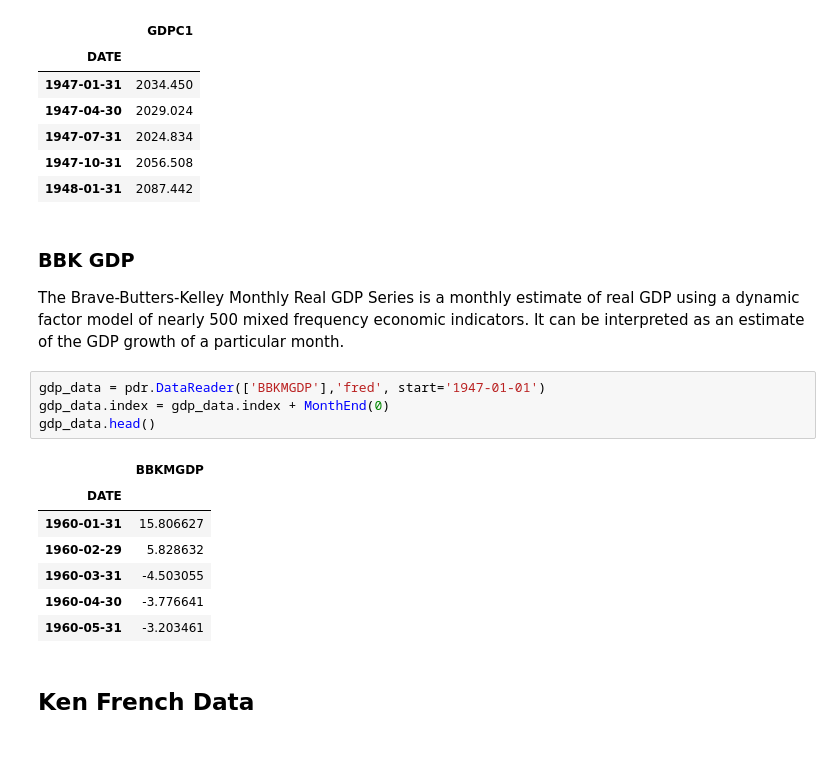
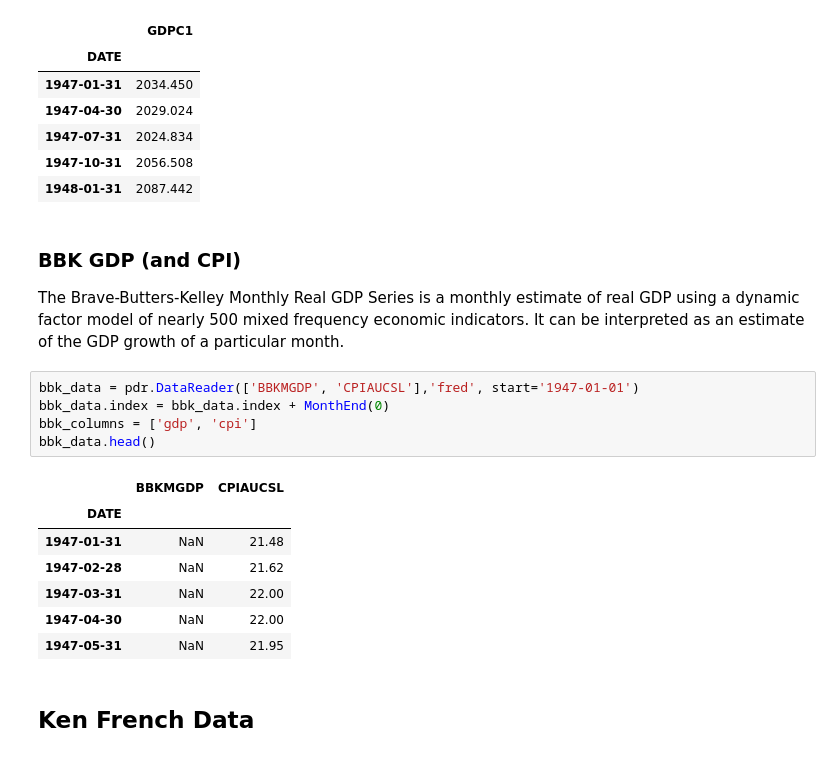
Before and after one commit to santoromano/Macro-Cross-Sectional-Analysis, a Jupyter notebook: data_prep.ipynb, the cells around one changed output. Drawn from its saved outputs; the diff is of its cells as text.

Commit message:
Data prep done

```diff
--- a/data_prep.ipynb
+++ b/data_prep.ipynb
@@ -63,20 +70,21 @@ gdp_data.head()
 | 1947-10-31 | 2056.508 |
 | 1948-01-31 | 2087.442 |
 # %% [markdown]
-### BBK GDP
+### BBK GDP (and CPI)
 The Brave-Butters-Kelley Monthly Real GDP Series is a monthly estimate of real GDP using a dynamic factor model of nearly 500 mixed frequency economic indicators. It can be interpreted as an estimate of the GDP growth of a particular month.
 # %%
-gdp_data = pdr.DataReader(['BBKMGDP'],'fred', start='1947-01-01')
-gdp_data.index = gdp_data.index + MonthEnd(0)
-gdp_data.head()
+bbk_data = pdr.DataReader(['BBKMGDP', 'CPIAUCSL'],'fred', start='1947-01-01')
+bbk_data.index = bbk_data.index + MonthEnd(0)
+bbk_columns = ['gdp', 'cpi']
+bbk_data.head()
 # %% [output]
-|  | BBKMGDP |
-| DATE |  |
-| 1960-01-31 | 15.806627 |
-| 1960-02-29 | 5.828632 |
-| 1960-03-31 | -4.503055 |
-| 1960-04-30 | -3.776641 |
-| 1960-05-31 | -3.203461 |
+|  | BBKMGDP | CPIAUCSL |
+| DATE |  |  |
+| 1947-01-31 | NaN | 21.48 |
+| 1947-02-28 | NaN | 21.62 |
+| 1947-03-31 | NaN | 22.00 |
+| 1947-04-30 | NaN | 22.00 |
+| 1947-05-31 | NaN | 21.95 |
 # %% [markdown]
 ## Ken French Data
 # %%
```
Also changed, not shown: parts of 30 cells of this notebook.
